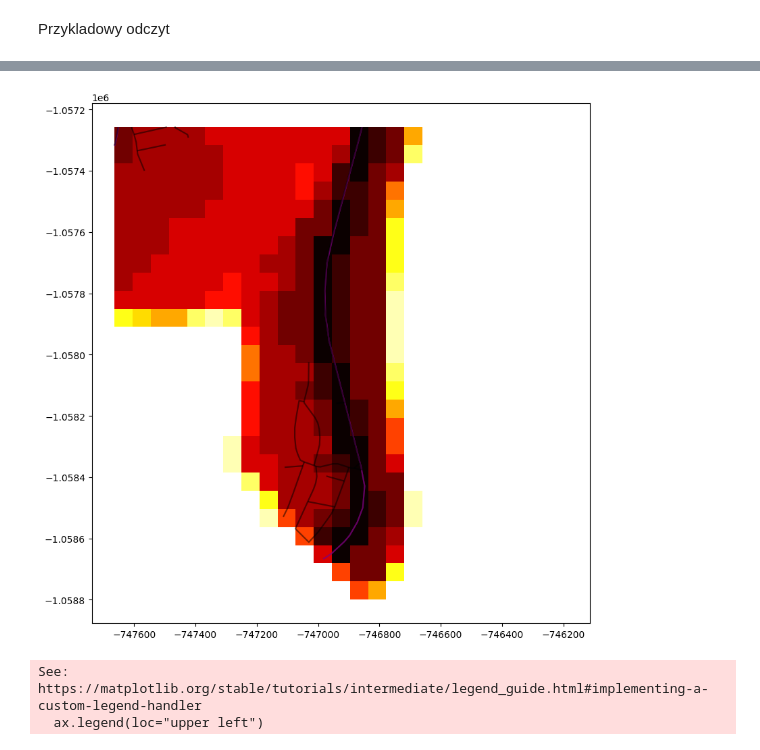
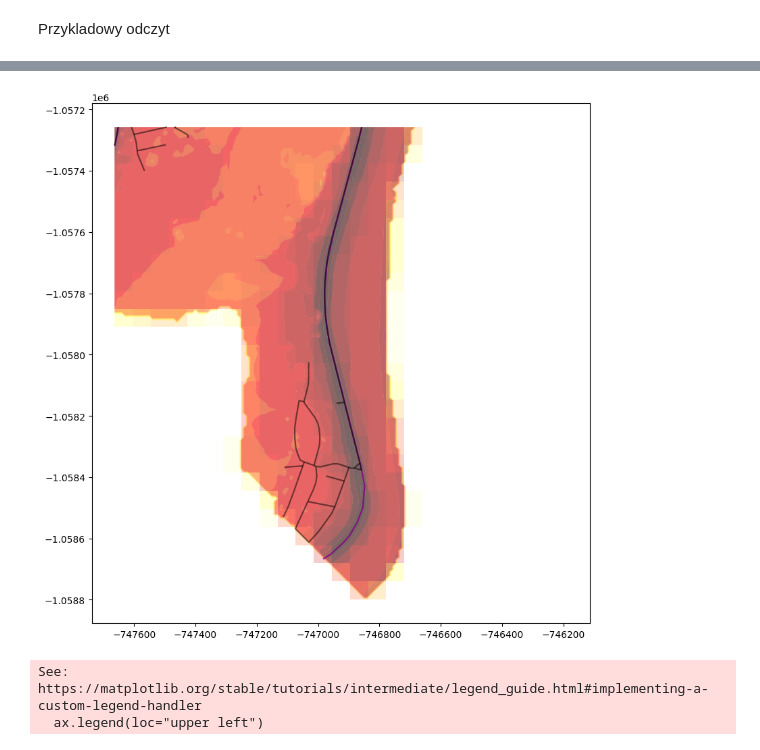
Before and after one commit to mweuro/GeoNoise, a Jupyter notebook: data_aggregation.ipynb, the cells around one changed output, grey strips where cells are left out. Drawn from its saved outputs; the diff is of its cells as text; code cells hidden in the pictures.

```diff
--- a/data_aggregation.ipynb
+++ b/data_aggregation.ipynb
@@ -344,25 +377,25 @@ Datum: System of the Unified Trigonometrical Cadastral Network
 # %%
 fig, ax = plt.subplots(figsize=(10, 10))
 
 noise_for_pixel.plot(
     column="DB_HI",
     cmap="hot_r",
     scheme="quantiles",
     k=noise.shape[0],
     edgecolor="white",
     linewidth=0.0,
     alpha=0.5,
     ax=ax,
 )
 transport_lines_for_picture.plot(ax=ax, alpha = 0.3, color="purple",edgecolor="purple", linewidth=1.5)
 
 roads_for_pixel.plot(ax=ax, alpha = 0.3, color="black",edgecolor="black", linewidth=1.5)
 read_pixels.plot(column='weighted_db_hi', ax=ax,
-            cmap="hot_r", linewidth=0.0, edgecolor="0.8", alpha = 1)
+            cmap="hot_r", linewidth=0.0, edgecolor="0.8", alpha = 0.2)
 
 plt.show()
 # %% [output]
-[figure, old version]
+[figure, new version]
 # %%
 import matplotlib.pyplot as plt
 
```
Also changed, not shown: parts of 11 cells of this notebook, 5 other files.
